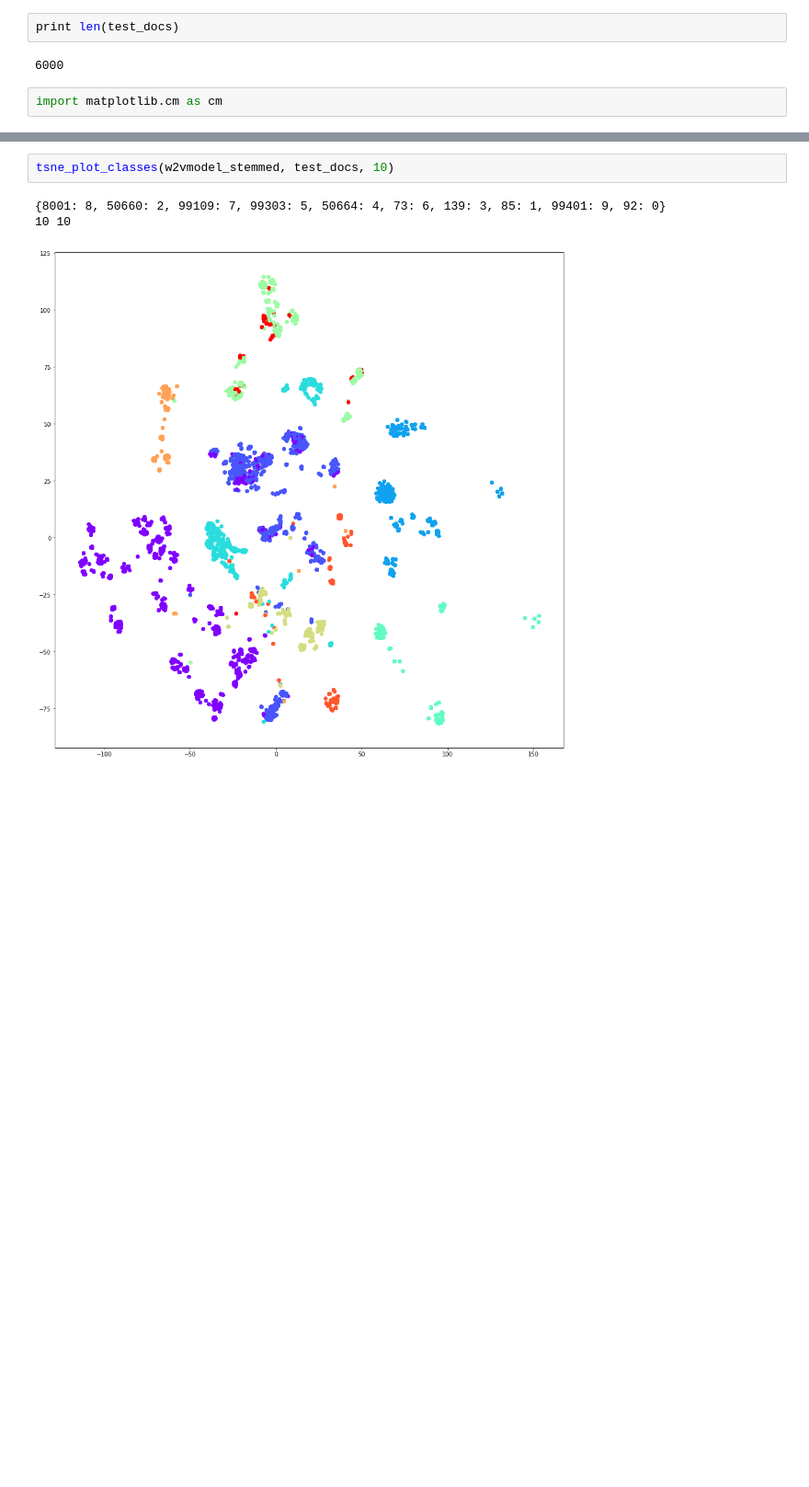
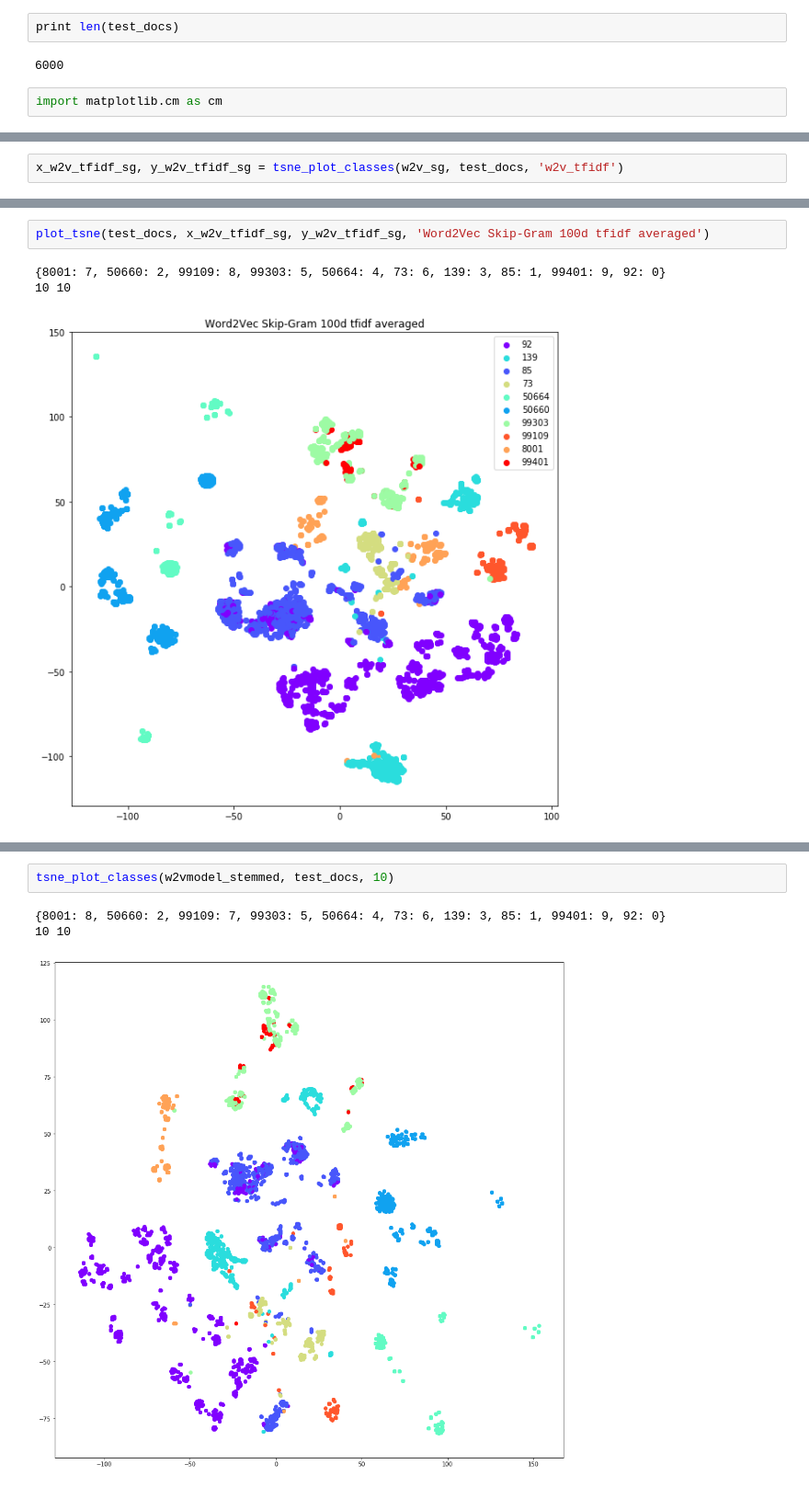
Before and after one commit to llayer/AIErrorLogAnalysis, a Jupyter notebook: spark/train_word2vec.ipynb, the cells around one changed output, grey strips where cells are left out. Shown at 92% size. Cells and saved outputs as stored; diff of their text form; blank space fills up the shorter version.

```diff
--- a/spark/train_word2vec.ipynb
+++ b/spark/train_word2vec.ipynb
@@ -303 +328,3 @@ import matplotlib.cm as cm
+# %%
+x_w2v_tfidf_sg, y_w2v_tfidf_sg = tsne_plot_classes(w2v_sg, test_docs, 'w2v_tfidf')
 # %%
@@ -351,0 +386,6 @@ def tsne_plot_classes(model, df, max_err):
+# %%
+plot_tsne(test_docs, x_w2v_tfidf_sg, y_w2v_tfidf_sg, 'Word2Vec Skip-Gram 100d tfidf averaged')
+# %% [output]
+{8001: 7, 50660: 2, 99109: 8, 99303: 5, 50664: 4, 73: 6, 139: 3, 85: 1, 99401: 9, 92: 0}
+10 10
+[figure, added]
```
Also changed, not shown: parts of 17 cells of this notebook, 1 other file.
